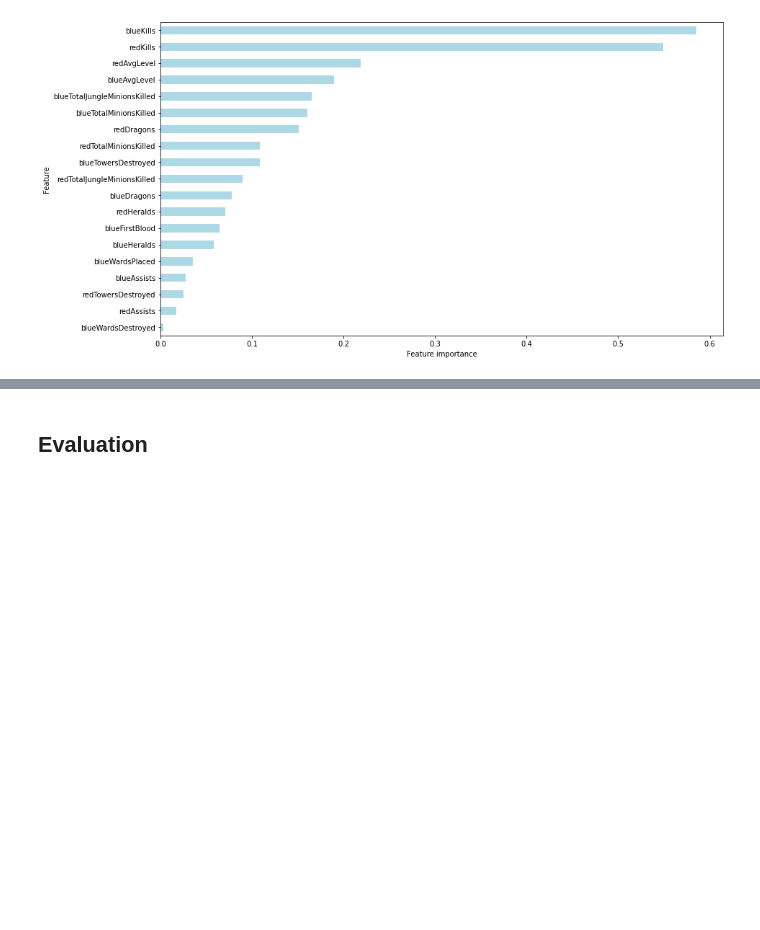
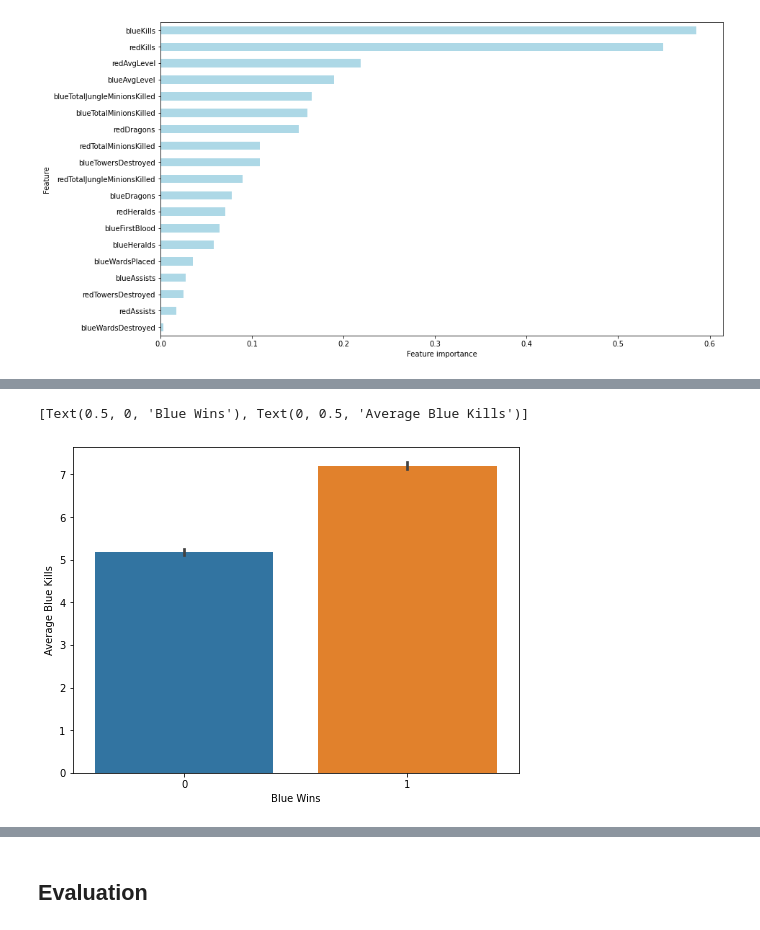
Before and after one commit to krvosen/bsc-phase-three-project, a Jupyter notebook: notebooks/exploratory/Kyle/FinalMaybe.ipynb, the cells around one changed output, grey strips where cells are left out. Drawn from its saved outputs; the diff is of its cells as text; code cells hidden in the pictures; blank space fills up the shorter version.

```diff
--- a/notebooks/exploratory/Kyle/FinalMaybe.ipynb
+++ b/notebooks/exploratory/Kyle/FinalMaybe.ipynb
@@ -458,0 +472,7 @@ NameError: name 'fff' is not defined
+# %%
+fig, ax = plt.subplots(figsize=(8, 6))
+ax = sns.barplot(x = "blueWins", y = "blueKills", data=df)
+ax.set(xlabel="Blue Wins", ylabel = "Average Blue Kills")
+# %% [output]
+[Text(0.5, 0, 'Blue Wins'), Text(0, 0.5, 'Average Blue Kills')]
+[figure, added]
```
Also changed, not shown: parts of 9 cells of this notebook.
